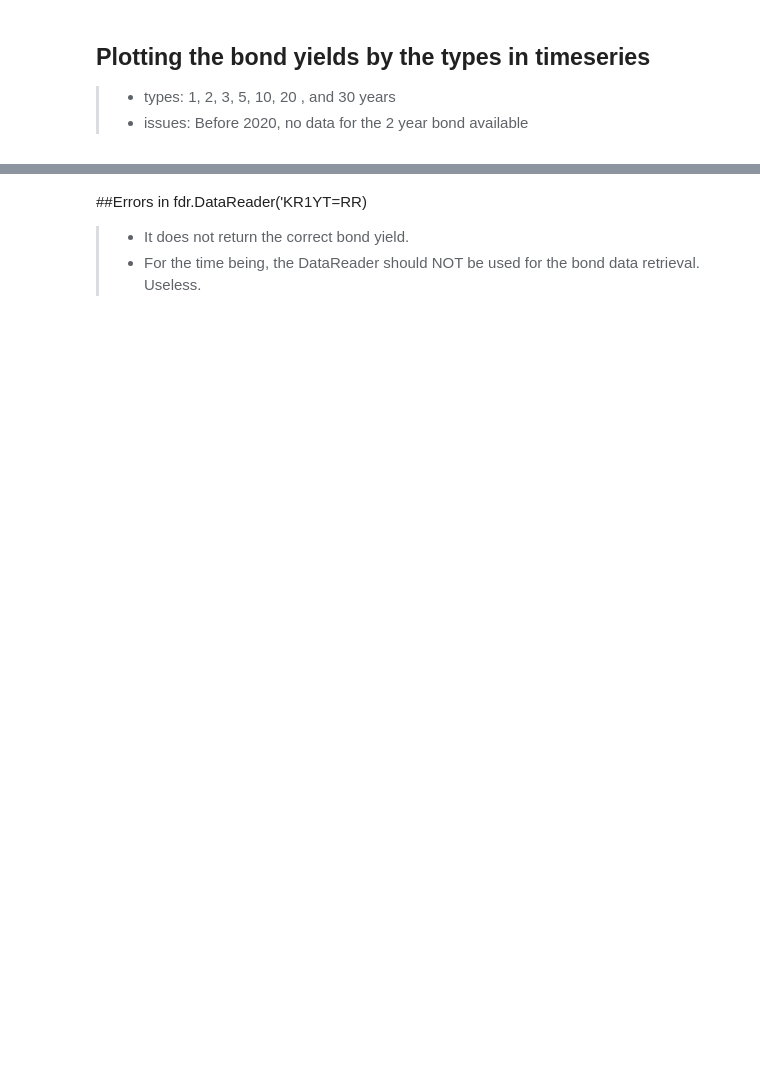
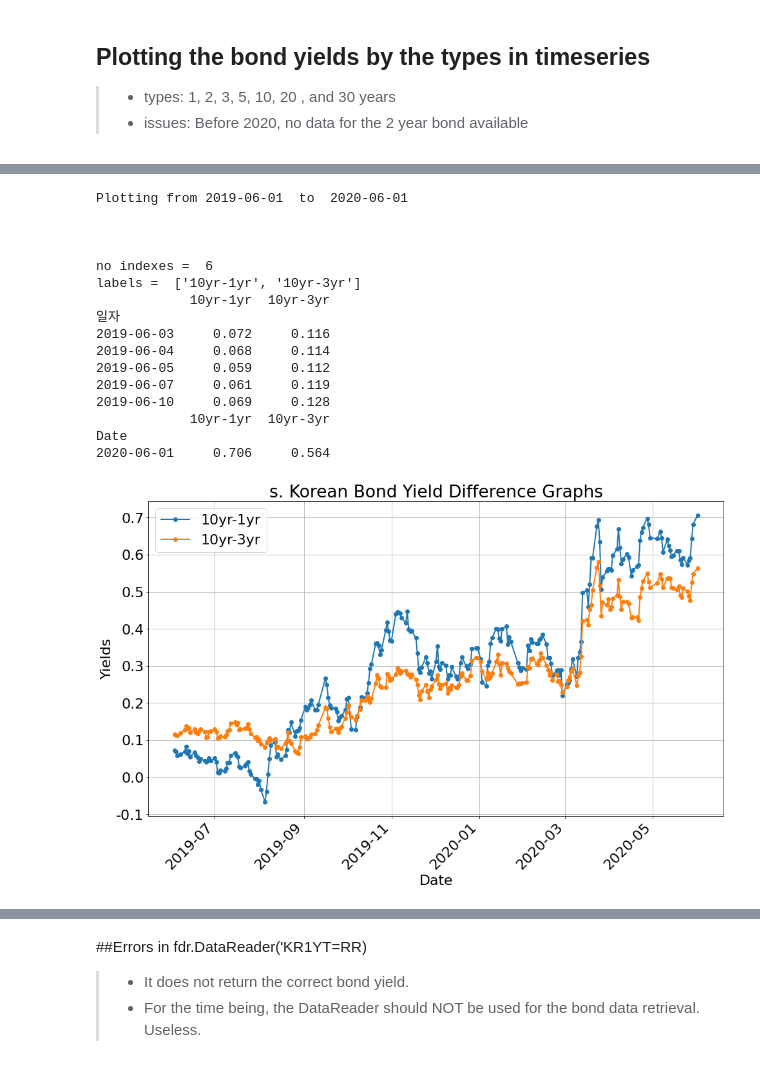
Before and after one commit to kimdesok/FinanceDataReader, a Jupyter notebook: BondYields.ipynb, the cells around one changed output, grey strips where cells are left out. Cells and saved outputs as stored; diff of their text form; code cells hidden in the pictures; blank space fills up the shorter version.

```diff
--- a/BondYields.ipynb
+++ b/BondYields.ipynb
@@ -207,3 +278,23 @@ Date
+# %%
+timeseries_bond_yield_graphs(date(2019,6,1),  date(2020,6,1))
+# %% [output]
+Plotting from 2019-06-01  to  2020-06-01
+
+
+
+no indexes =  6
+labels =  ['10yr-1yr', '10yr-3yr']
+            10yr-1yr  10yr-3yr
+일자
+2019-06-03     0.072     0.116
+2019-06-04     0.068     0.114
+2019-06-05     0.059     0.112
+2019-06-07     0.061     0.119
+2019-06-10     0.069     0.128
+            10yr-1yr  10yr-3yr
+Date
+2020-06-01     0.706     0.564
+[figure, added]
 # %%
 timeseries_bond_yield_graphs(date(2007,1,1), date(2008,1,1))
 # %% [output]
```
Also changed, not shown: parts of 12 cells of this notebook.
